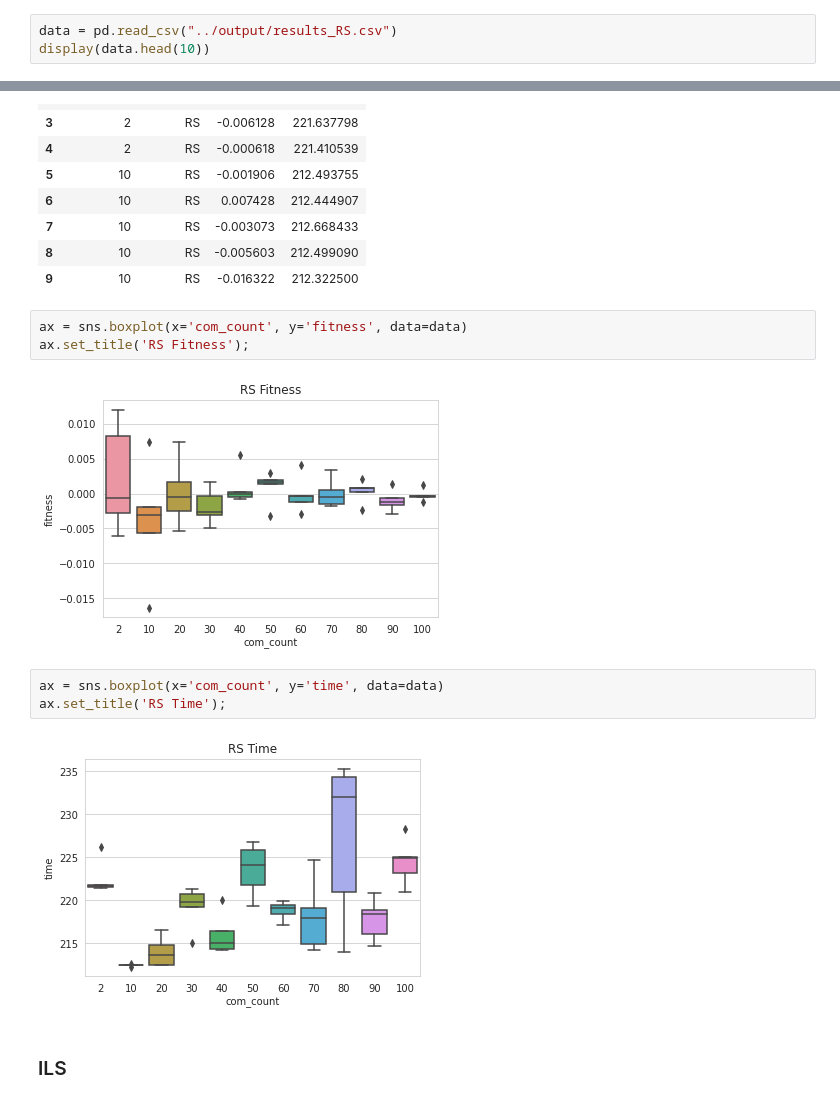
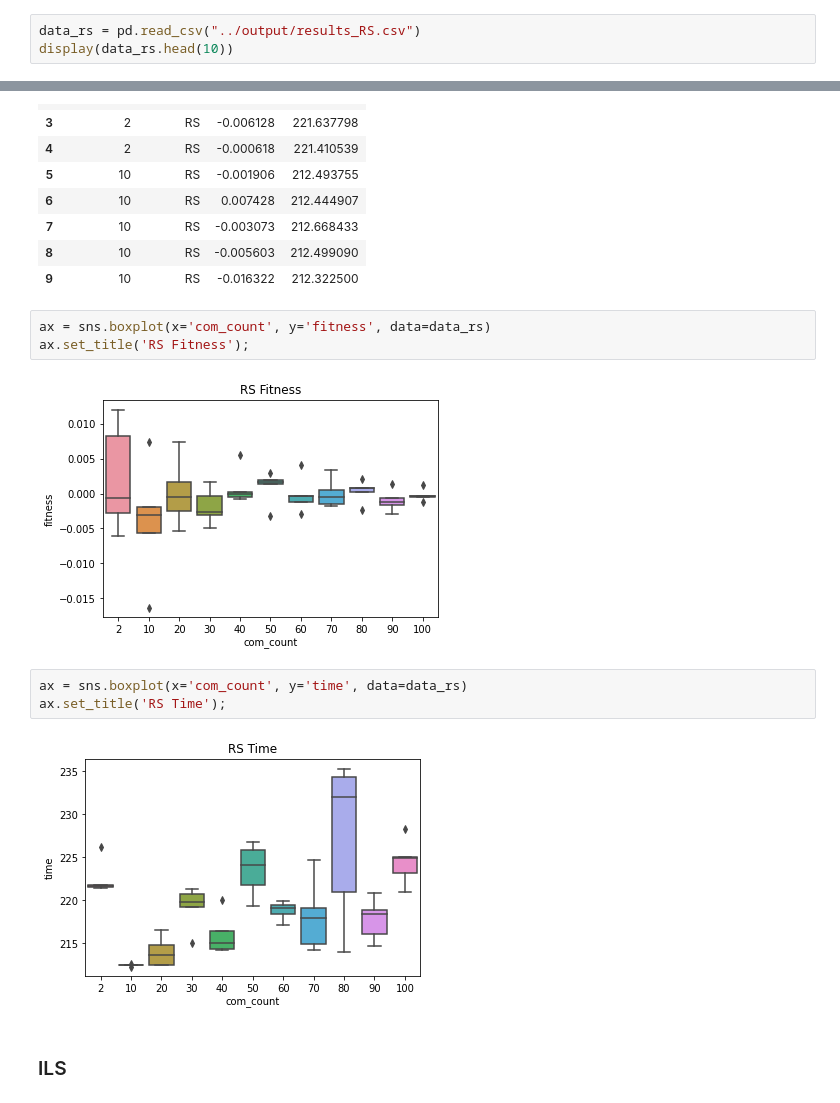
Before and after one commit to juletx/community-detection, a Jupyter notebook: notebooks/CDP_3_fasea.ipynb, the cells around one changed output, grey strips where cells are left out. Saved outputs shown, nothing was run; the diff lists cells and outputs as text.

```diff
--- a/notebooks/CDP_3_fasea.ipynb
+++ b/notebooks/CDP_3_fasea.ipynb
@@ -2468,8 +2391,8 @@ display(data)
 | 9 | 90 | RS | -0.000995 | 217.801173 |
 | 10 | 100 | RS | -0.000230 | 224.473671 |
 # %%
-data = pd.read_csv("../output/results_RS.csv")
-display(data.head(10))
+data_rs = pd.read_csv("../output/results_RS.csv")
+display(data_rs.head(10))
 # %% [output]
 |  | com_count | algorithm | fitness | time |
 | 0 | 2 | RS | 0.008208 | 226.240503 |
@@ -2483,15 +2406,15 @@ display(data.head(10))
 | 8 | 10 | RS | -0.005603 | 212.499090 |
 | 9 | 10 | RS | -0.016322 | 212.322500 |
 # %%
-ax = sns.boxplot(x='com_count', y='fitness', data=data)
+ax = sns.boxplot(x='com_count', y='fitness', data=data_rs)
 ax.set_title('RS Fitness');
 # %% [output]
-[figure, old version]
+[figure, new version]
 # %%
-ax = sns.boxplot(x='com_count', y='time', data=data)
+ax = sns.boxplot(x='com_count', y='time', data=data_rs)
 ax.set_title('RS Time');
 # %% [output]
-[figure, old version]
+[figure, new version]
 # %% [markdown]
 ### ILS
 # %%
```
Also changed, not shown: parts of 25 cells of this notebook, 2 other files.
